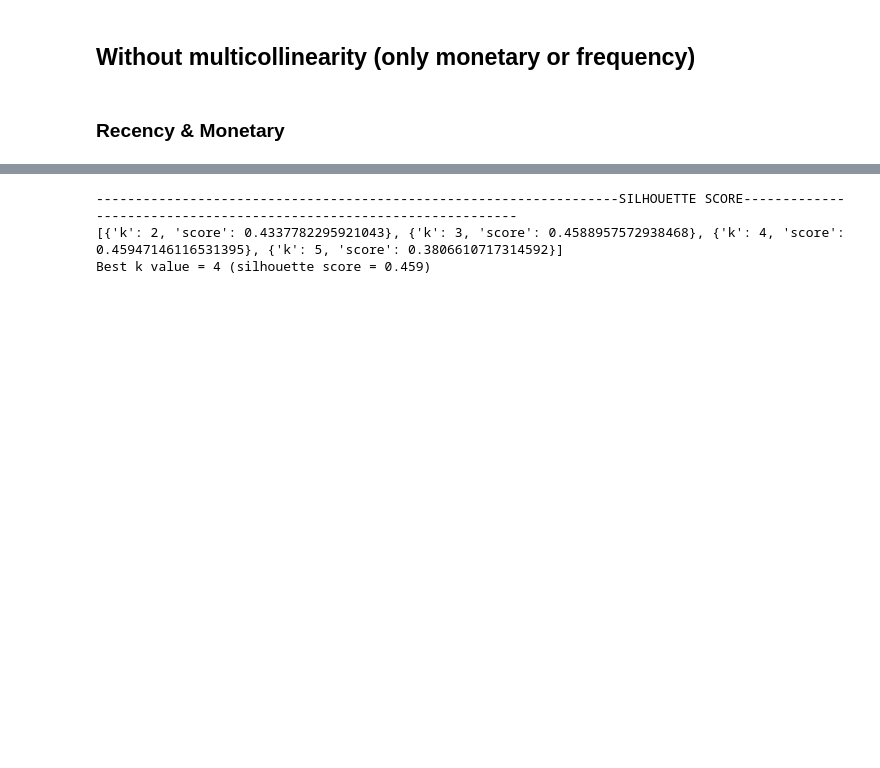
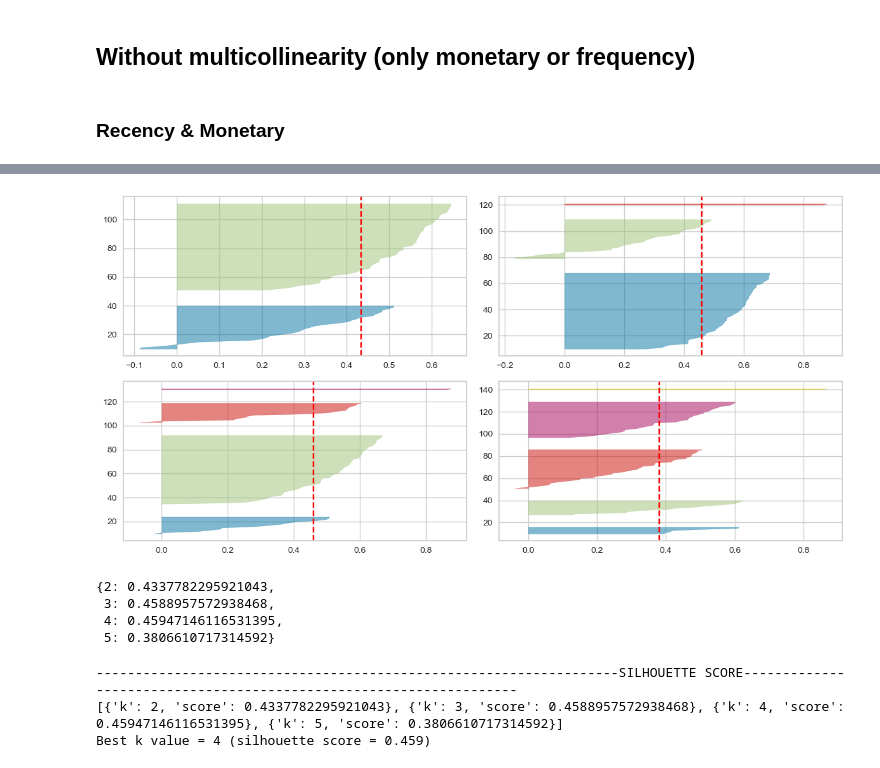
Before and after one commit to brianna-mitri/vehicle-sales-analysis, a Jupyter notebook: analysis/rfm.ipynb, the cells around one changed output, grey strips where cells are left out. Saved outputs shown, nothing was run; the diff lists cells and outputs as text; code cells hidden in the pictures; blank space fills up the shorter version.

```diff
--- a/analysis/rfm.ipynb
+++ b/analysis/rfm.ipynb
@@ -559,4 +628,13 @@ get_elbow_plot(scaled_rfm_df[cols])
 [interactive output not drawn]
+# %%
+# plot silhouette scores
+plot_silhouettes([2,3,4,5],scaled_rfm_df[cols])
+# %% [output]
+[figure, added]
+{2: 0.4337782295921043,
+ 3: 0.4588957572938468,
+ 4: 0.45947146116531395,
+ 5: 0.3806610717314592}
 # %%
 k_options = [2,3,4,5]
 #cols = ['recency', 'monetary']
```
Also changed, not shown: parts of 20 cells of this notebook.
